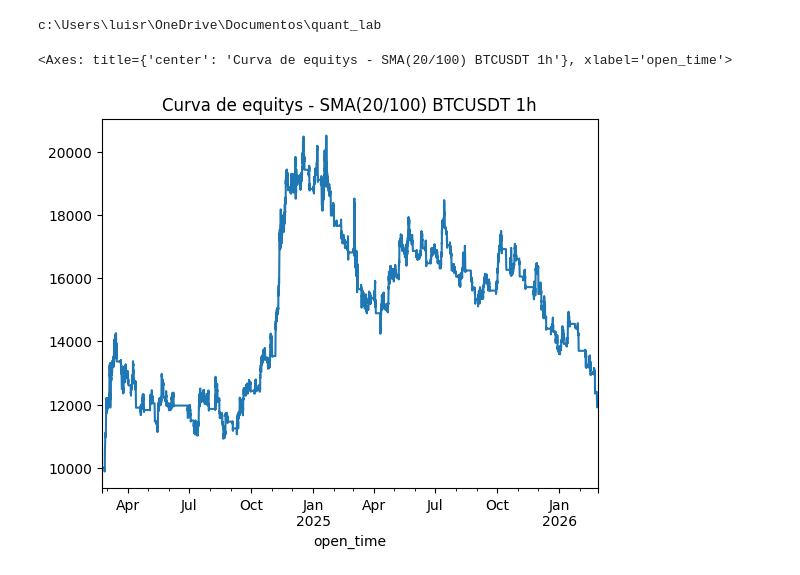
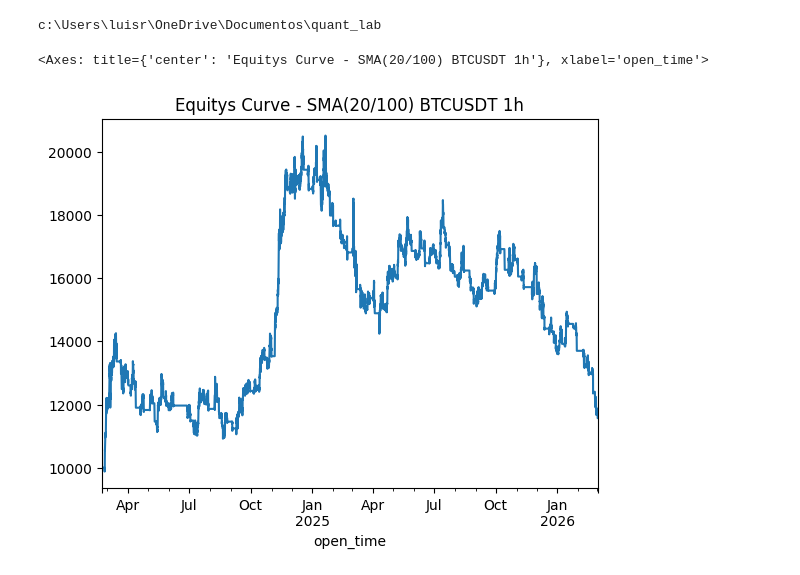
Before and after one commit to LuisThiago858/quant_lab, a Jupyter notebook: notebooks/backtest/engine.ipynb, the cells around one changed output. Saved outputs shown, nothing was run; the diff lists cells and outputs as text; code cells hidden in the pictures.

```diff
--- a/notebooks/backtest/engine.ipynb
+++ b/notebooks/backtest/engine.ipynb
@@ -21,10 +21,10 @@ df_sig = sma_crossover_signals(df, 20, 100)
 
 res = run_backtest_long_only(df_sig, initial_capital=10_000)
 # %%
-res.equity.plot(title="Curva de equitys - SMA(20/100) BTCUSDT 1h")
+res.equity.plot(title="Equitys Curve - SMA(20/100) BTCUSDT 1h")
 # %% [output]
-<Axes: title={'center': 'Curva de equitys - SMA(20/100) BTCUSDT 1h'}, xlabel='open_time'>
+<Axes: title={'center': 'Equitys Curve - SMA(20/100) BTCUSDT 1h'}, xlabel='open_time'>
-[figure, old version]
+[figure, new version]
 # %%
 equity_strategy = res.equity
 # %%
```
Also changed, not shown: parts of 1 cell of this notebook, 4 other files.
